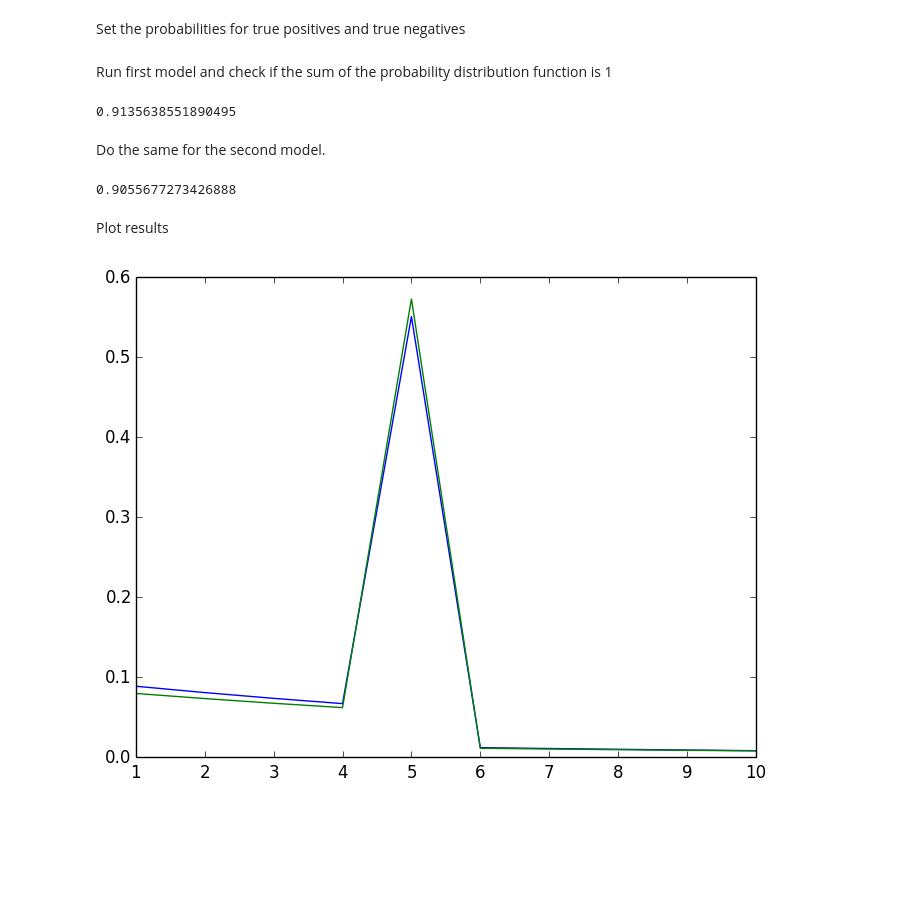
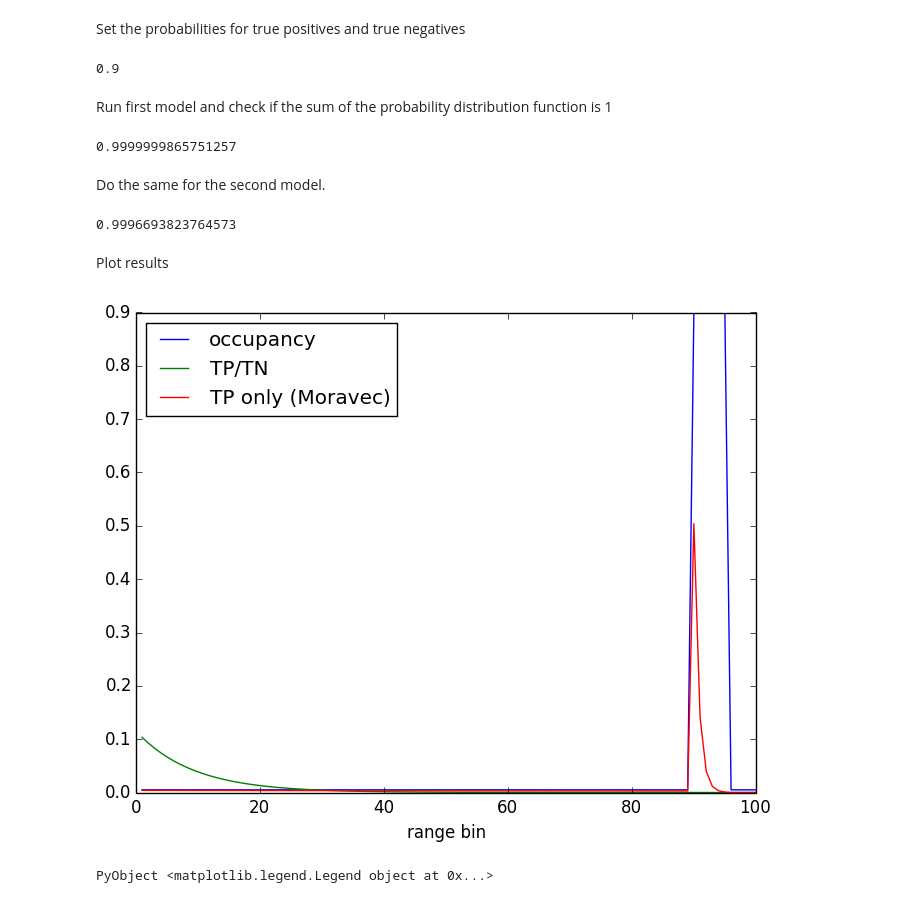
Before and after one commit to pvazteixeira/sonar-denoising, a Jupyter notebook: sonar-models.ipynb, the cells around one changed output. Saved outputs shown, nothing was run; the diff lists cells and outputs as text; code cells hidden in the pictures; blank space fills up the shorter version.

```diff
--- a/sonar-models.ipynb
+++ b/sonar-models.ipynb
@@ -9,28 +9,34 @@ Create occupancy vector
 # %%
-N = 10
-p_o = 0.1*ones(N,1);
-p_o[5] = 1;
+N = 100
+p_o = 0.005*ones(N,1);
+p_o[90:95] = 0.9;
 # %% [markdown]
 Set the probabilities for true positives and true negatives
 # %%
-p_tp = 0.8;
-p_tn = 0.99;
+p_tp = 0.8; # true positive ( = 1 - false negative)
+p_tn = 0.9;  # true negative ( = 1 - false positive)
+# %% [output]
+0.9
 # %% [markdown]
 Run first model and check if the sum of the probability distribution function is 1
 # %%
 pr_a = sonarpmodel(p_o, p_tp, p_tn);
 # %% [output]
-0.9135638551890495
+0.9999999865751257
 # %% [markdown]
 Do the same for the second model.
 # %%
 pr_b = sonarmmodel(p_o, p_tp);
 # %% [output]
-0.9055677273426888
+0.9996693823764573
 # %% [markdown]
 Plot results
-# %%
-plot(1:N,pr_a);
-plot(1:N,pr_b);
-# %% [output]
-[figure, removed]
+# %%
+plot(1:N,p_o,label="occupancy")
+plot(1:N,pr_a,label="TP/TN");
+plot(1:N,pr_b,label="TP only (Moravec)");
+xlabel("range bin")
+legend(loc="upper left")
+# %% [output]
+[figure, added]
+PyObject <matplotlib.legend.Legend object at 0x...>
```
Also changed, not shown: parts of 2 cells of this notebook, 2 other files.
